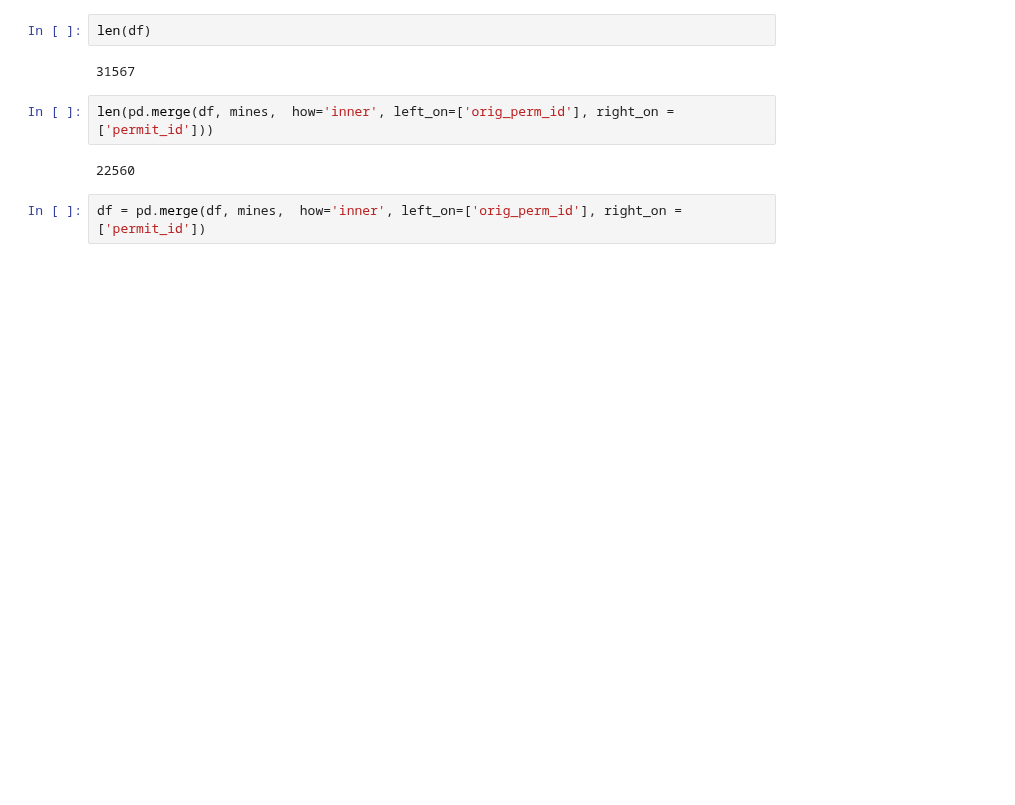
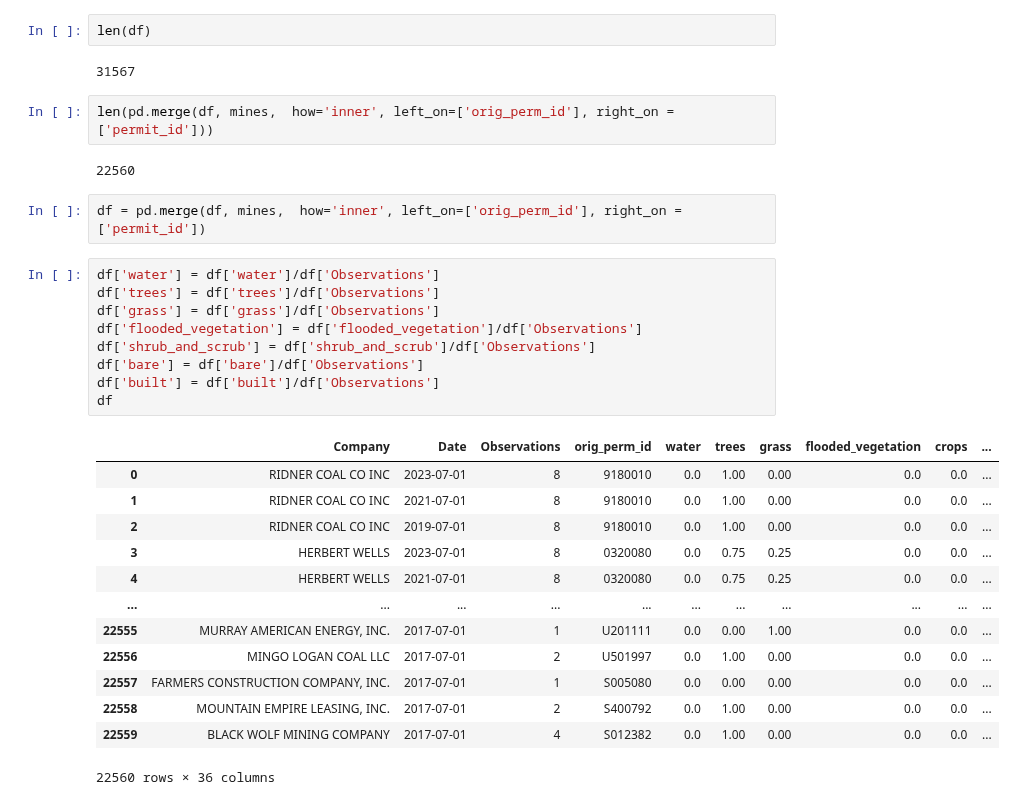
Before and after one commit to KendallScott/Capstone, a Jupyter notebook: Data_Cleanup_all.ipynb, the cells around one changed output. Drawn from its saved outputs; the diff is of its cells as text; blank space fills up the shorter version.

```diff
--- a/Data_Cleanup_all.ipynb
+++ b/Data_Cleanup_all.ipynb
@@ -219,6 +209,29 @@ len(pd.merge(df, mines,  how='inner', left_on=['orig_perm_id'], right_on = ['per
 22560
 # %%
 df = pd.merge(df, mines,  how='inner', left_on=['orig_perm_id'], right_on = ['permit_id'])
+# %%
+df['water'] = df['water']/df['Observations']
+df['trees'] = df['trees']/df['Observations']
+df['grass'] = df['grass']/df['Observations']
+df['flooded_vegetation'] = df['flooded_vegetation']/df['Observations']
+df['shrub_and_scrub'] = df['shrub_and_scrub']/df['Observations']
+df['bare'] = df['bare']/df['Observations']
+df['built'] = df['built']/df['Observations']
+df
+# %% [output]
+|  | Company | Date | Observations | orig_perm_id | water | trees | grass | flooded_vegetation | crops | ... |
+| 0 | RIDNER COAL CO INC | 2023-07-01 | 8 | 9180010 | 0.0 | 1.00 | 0.00 | 0.0 | 0.0 | ... |
+| 1 | RIDNER COAL CO INC | 2021-07-01 | 8 | 9180010 | 0.0 | 1.00 | 0.00 | 0.0 | 0.0 | ... |
+| 2 | RIDNER COAL CO INC | 2019-07-01 | 8 | 9180010 | 0.0 | 1.00 | 0.00 | 0.0 | 0.0 | ... |
+| 3 | HERBERT WELLS | 2023-07-01 | 8 | 0320080 | 0.0 | 0.75 | 0.25 | 0.0 | 0.0 | ... |
+| 4 | HERBERT WELLS | 2021-07-01 | 8 | 0320080 | 0.0 | 0.75 | 0.25 | 0.0 | 0.0 | ... |
+| ... | ... | ... | ... | ... | ... | ... | ... | ... | ... | ... |
+| 22555 | MURRAY AMERICAN ENERGY, INC. | 2017-07-01 | 1 | U201111 | 0.0 | 0.00 | 1.00 | 0.0 | 0.0 | ... |
+| 22556 | MINGO LOGAN COAL LLC | 2017-07-01 | 2 | U501997 | 0.0 | 1.00 | 0.00 | 0.0 | 0.0 | ... |
+| 22557 | FARMERS CONSTRUCTION COMPANY, INC. | 2017-07-01 | 1 | S005080 | 0.0 | 0.00 | 0.00 | 0.0 | 0.0 | ... |
+| 22558 | MOUNTAIN EMPIRE LEASING, INC. | 2017-07-01 | 2 | S400792 | 0.0 | 1.00 | 0.00 | 0.0 | 0.0 | ... |
+| 22559 | BLACK WOLF MINING COMPANY | 2017-07-01 | 4 | S012382 | 0.0 | 1.00 | 0.00 | 0.0 | 0.0 | ... |
+22560 rows × 36 columns
 # %%
 df
 # %% [output]
```
Also changed, not shown: parts of 17 cells of this notebook.
